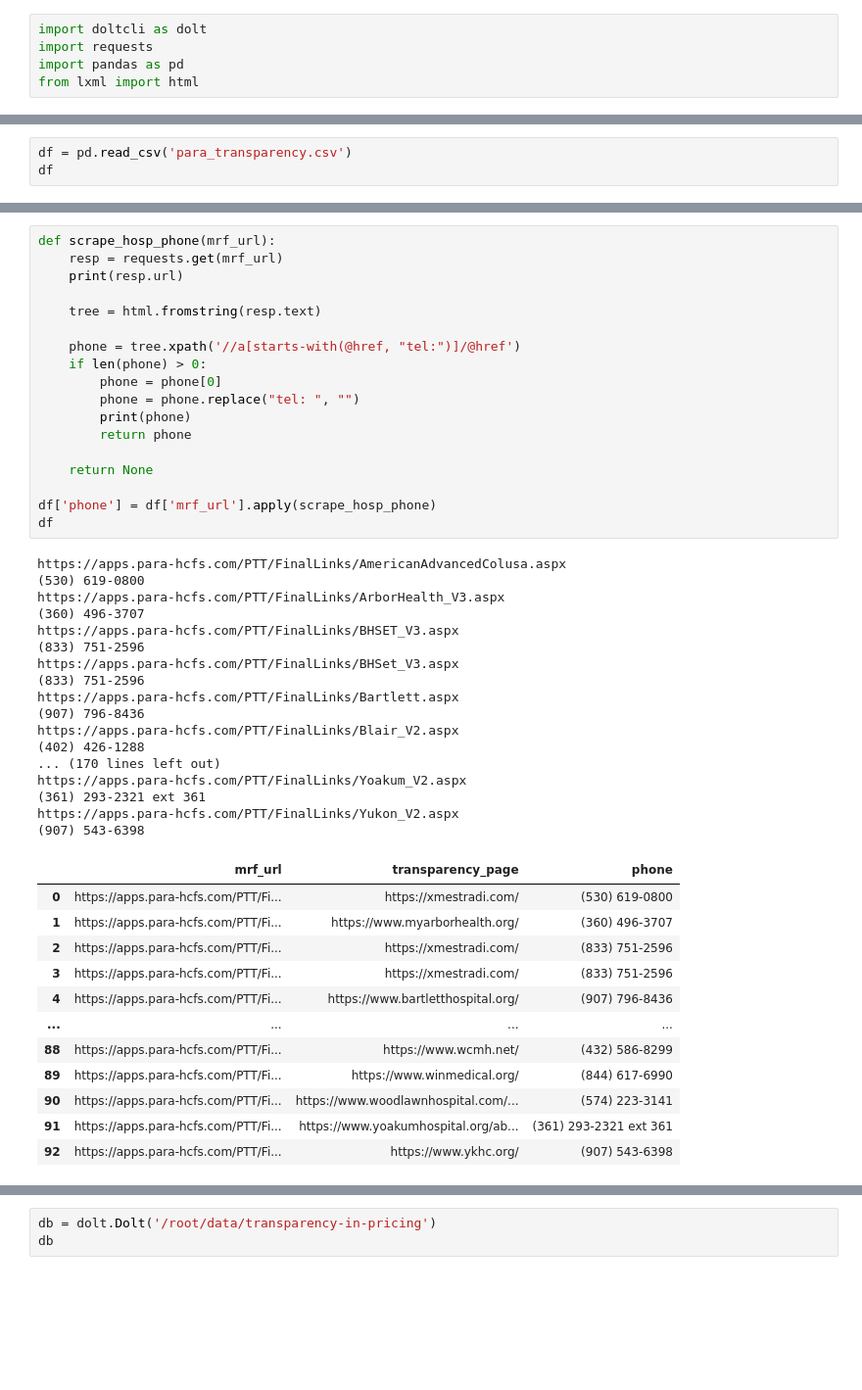
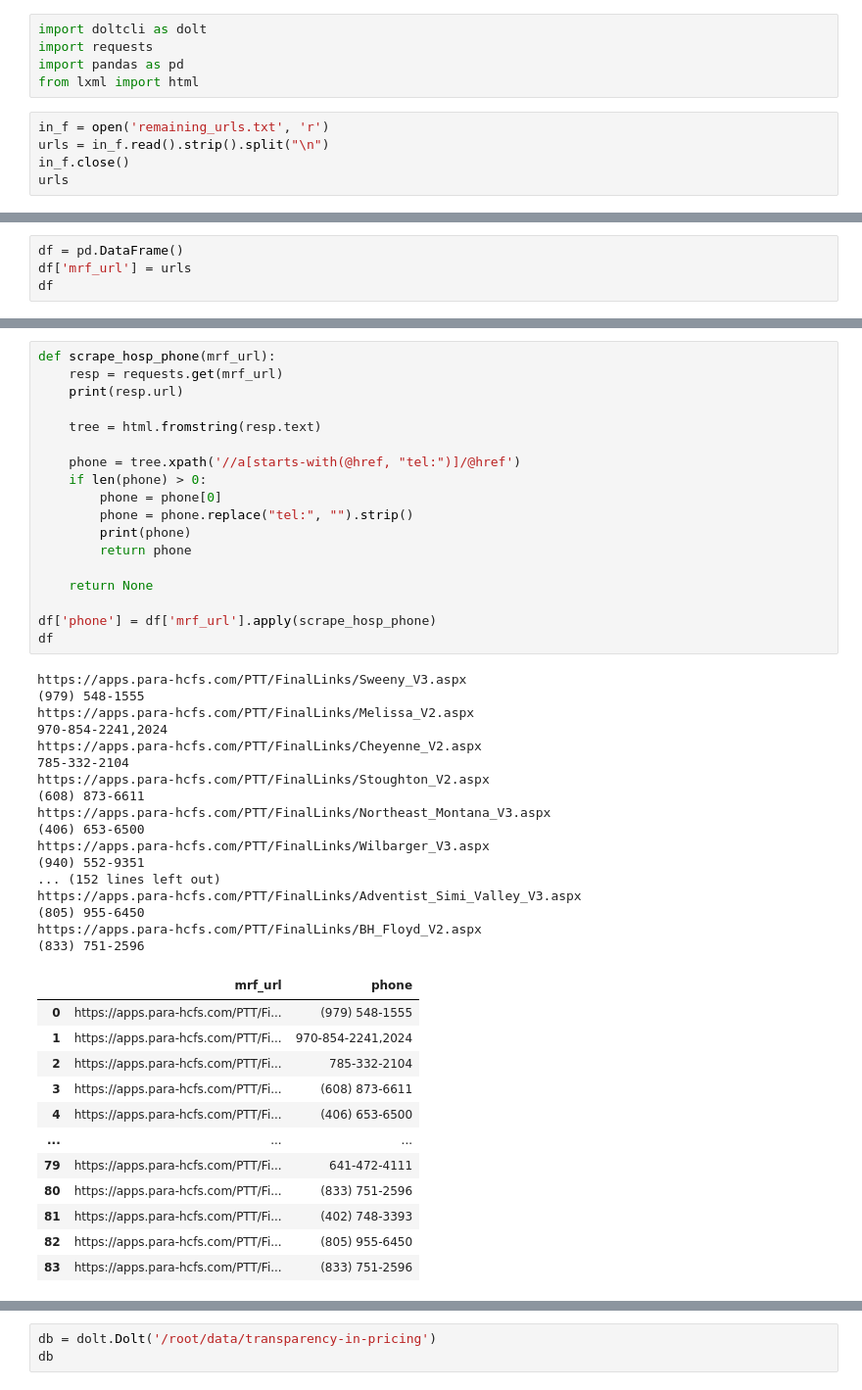
Before and after one commit to rl1987/dolthub-bounty-transparency-in-pricing, a Jupyter notebook: DetermineCCNs.ipynb, the cells around one changed output, grey strips where cells are left out. Shown: that part at 98% size. Saved outputs shown, nothing was run; the diff lists cells and outputs as text; blank space fills up the shorter version.

Commit message:
Play some more with finding CCNs from database by phone numbers

```diff
--- a/DetermineCCNs.ipynb
+++ b/DetermineCCNs.ipynb
@@ -3,3 +3,8 @@ import doltcli as dolt
 import requests
 import pandas as pd
 from lxml import html
+# %%
+in_f = open('remaining_urls.txt', 'r')
+urls = in_f.read().strip().split("\n")
+in_f.close()
+urls
@@ -6,4 +29,5 @@ from lxml import html
 # %%
-df = pd.read_csv('para_transparency.csv')
+df = pd.DataFrame()
+df['mrf_url'] = urls
 df
 # %% [output]
@@ -23,48 +47,48 @@ df
 # %%
 def scrape_hosp_phone(mrf_url):
     resp = requests.get(mrf_url)
     print(resp.url)
 
     tree = html.fromstring(resp.text)
 
     phone = tree.xpath('//a[starts-with(@href, "tel:")]/@href')
     if len(phone) > 0:
         phone = phone[0]
-        phone = phone.replace("tel: ", "")
+        phone = phone.replace("tel:", "").strip()
         print(phone)
         return phone
 
     return None
 
 df['phone'] = df['mrf_url'].apply(scrape_hosp_phone)
 df
 # %% [output]
-https://apps.para-hcfs.com/PTT/FinalLinks/AmericanAdvancedColusa.aspx
-(530) 619-0800
-https://apps.para-hcfs.com/PTT/FinalLinks/ArborHealth_V3.aspx
-(360) 496-3707
-https://apps.para-hcfs.com/PTT/FinalLinks/BHSET_V3.aspx
+https://apps.para-hcfs.com/PTT/FinalLinks/Sweeny_V3.aspx
+(979) 548-1555
+https://apps.para-hcfs.com/PTT/FinalLinks/Melissa_V2.aspx
+970-854-2241,2024
+https://apps.para-hcfs.com/PTT/FinalLinks/Cheyenne_V2.aspx
+785-332-2104
+https://apps.para-hcfs.com/PTT/FinalLinks/Stoughton_V2.aspx
+(608) 873-6611
+https://apps.para-hcfs.com/PTT/FinalLinks/Northeast_Montana_V3.aspx
+(406) 653-6500
+https://apps.para-hcfs.com/PTT/FinalLinks/Wilbarger_V3.aspx
+(940) 552-9351
+... (152 lines left out)
+https://apps.para-hcfs.com/PTT/FinalLinks/Adventist_Simi_Valley_V3.aspx
+(805) 955-6450
+https://apps.para-hcfs.com/PTT/FinalLinks/BH_Floyd_V2.aspx
 (833) 751-2596
-https://apps.para-hcfs.com/PTT/FinalLinks/BHSet_V3.aspx
-(833) 751-2596
-https://apps.para-hcfs.com/PTT/FinalLinks/Bartlett.aspx
-(907) 796-8436
-https://apps.para-hcfs.com/PTT/FinalLinks/Blair_V2.aspx
-(402) 426-1288
-... (170 lines left out)
-https://apps.para-hcfs.com/PTT/FinalLinks/Yoakum_V2.aspx
-(361) 293-2321 ext 361
-https://apps.para-hcfs.com/PTT/FinalLinks/Yukon_V2.aspx
-(907) 543-6398
-|  | mrf_url | transparency_page | phone |
-| 0 | https://apps.para-hcfs.com/PTT/Fi... | https://xmestradi.com/ | (530) 619-0800 |
-| 1 | https://apps.para-hcfs.com/PTT/Fi... | https://www.myarborhealth.org/ | (360) 496-3707 |
-| 2 | https://apps.para-hcfs.com/PTT/Fi... | https://xmestradi.com/ | (833) 751-2596 |
-| 3 | https://apps.para-hcfs.com/PTT/Fi... | https://xmestradi.com/ | (833) 751-2596 |
-| 4 | https://apps.para-hcfs.com/PTT/Fi... | https://www.bartletthospital.org/ | (907) 796-8436 |
-| ... | ... | ... | ... |
-| 88 | https://apps.para-hcfs.com/PTT/Fi... | https://www.wcmh.net/ | (432) 586-8299 |
-| 89 | https://apps.para-hcfs.com/PTT/Fi... | https://www.winmedical.org/ | (844) 617-6990 |
-| 90 | https://apps.para-hcfs.com/PTT/Fi... | https://www.woodlawnhospital.com/... | (574) 223-3141 |
-| 91 | https://apps.para-hcfs.com/PTT/Fi... | https://www.yoakumhospital.org/ab... | (361) 293-2321 ext 361 |
-| 92 | https://apps.para-hcfs.com/PTT/Fi... | https://www.ykhc.org/ | (907) 543-6398 |
+|  | mrf_url | phone |
+| 0 | https://apps.para-hcfs.com/PTT/Fi... | (979) 548-1555 |
+| 1 | https://apps.para-hcfs.com/PTT/Fi... | 970-854-2241,2024 |
+| 2 | https://apps.para-hcfs.com/PTT/Fi... | 785-332-2104 |
+| 3 | https://apps.para-hcfs.com/PTT/Fi... | (608) 873-6611 |
+| 4 | https://apps.para-hcfs.com/PTT/Fi... | (406) 653-6500 |
+| ... | ... | ... |
+| 79 | https://apps.para-hcfs.com/PTT/Fi... | 641-472-4111 |
+| 80 | https://apps.para-hcfs.com/PTT/Fi... | (833) 751-2596 |
+| 81 | https://apps.para-hcfs.com/PTT/Fi... | (402) 748-3393 |
+| 82 | https://apps.para-hcfs.com/PTT/Fi... | (805) 955-6450 |
+| 83 | https://apps.para-hcfs.com/PTT/Fi... | (833) 751-2596 |
```
Also changed, not shown: parts of 9 cells of this notebook, 1 other file.
